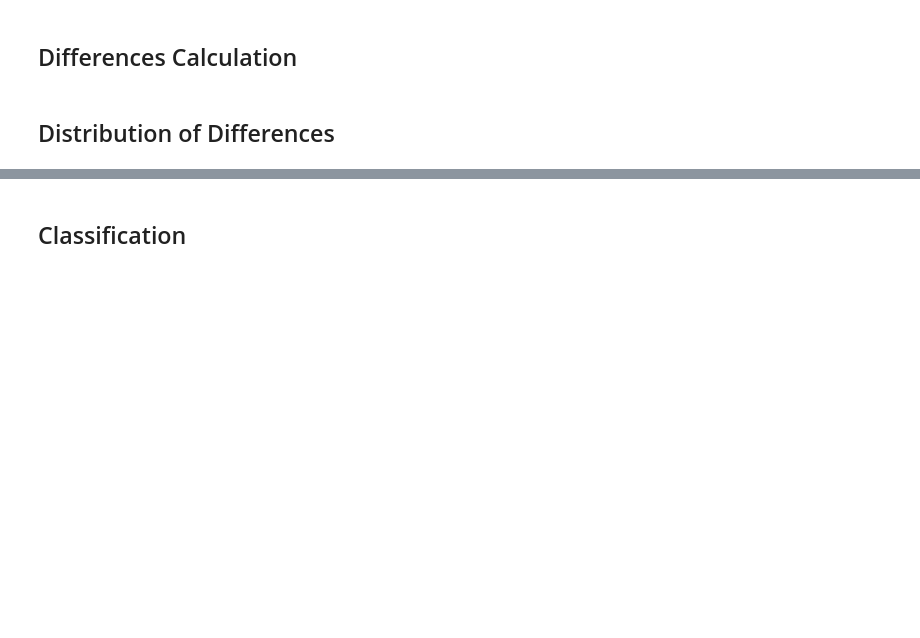
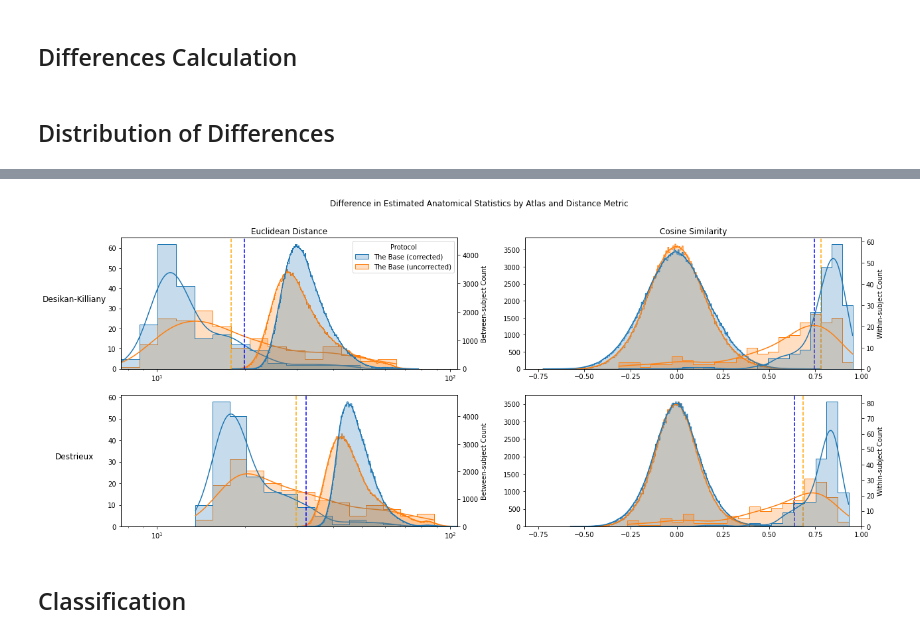
Before and after one commit to ZviBaratz/BrainPrint, a Jupyter notebook: src/brainprint/recon_all/differences.ipynb, the cells around one changed output, grey strips where cells are left out. Drawn from its saved outputs; the diff is of its cells as text; code cells hidden in the pictures; blank space fills up the shorter version.

```diff
--- a/src/brainprint/recon_all/differences.ipynb
+++ b/src/brainprint/recon_all/differences.ipynb
@@ -52,0 +71,4 @@ results
+# %%
+shared_indices = set(dk_results.index) & set(de_results.index)
+# %%
+de_results = de_results.loc[shared_indices]
@@ -52,0 +94,3 @@ results
+# %%
+dk_results = dk_results.loc[shared_indices]
+dk_results
@@ -133,0 +186,69 @@ _ = sns.histplot(data=differences[~differences["Same Subject"].astype(bool)], x=
+# %%
+import seaborn as sns
+
+dk_differences = differences[differences["Atlas"] == "Desikan-Killiany"]
+dk_differences_corrected = dk_differences[dk_differences["Protocol"] == "The Base (corrected)"]
+dk_differences_uncorrected = dk_differences[dk_differences["Protocol"] == "The Base (uncorrected)"]
+dk_within = dk_differences.loc[dk_differences["Same Subject"]]
+dk_between = dk_differences.loc[~dk_differences["Same Subject"].astype(bool)]
+dk_between_uncorrected = dk_between.loc[dk_between["Protocol"] == "The Base (uncorrected)"]
+dk_between_corrected = dk_between.loc[dk_between["Protocol"] == "The Base (corrected)"]
+dk_between_min_euclidean_uncorr = dk_between_uncorrected["Euclidean Distance"].min()
+dk_between_min_euclidean_corr = dk_between_corrected["Euclidean Distance"].min()
+dk_between_max_cos_uncorr = dk_between_uncorrected["Cosine Similarity"].max()
+dk_between_max_cos_corr = dk_between_corrected["Cosine Similarity"].max()
+
+de_differences = differences[differences["Atlas"] == "Destrieux"]
+de_differences_corrected = de_differences[de_differences["Protocol"] == "The Base (corrected)"]
+de_differences_uncorrected = de_differences[de_differences["Protocol"] == "The Base (uncorrected)"]
+de_within = de_differences.loc[de_differences["Same Subject"]]
+de_between = de_differences.loc[~de_differences["Same Subject"].astype(bool)]
+de_between_uncorrected = de_between.loc[de_between["Protocol"] == "The Base (uncorrected)"]
+de_between_corrected = de_between.loc[de_between["Protocol"] == "The Base (corrected)"]
+de_between_min_euclidean_uncorr = de_between_uncorrected["Euclidean Distance"].min()
+de_between_min_euclidean_corr = de_between_corrected["Euclidean Distance"].min()
+de_between_max_cos_uncorr = de_between_uncorrected["Cosine Similarity"].max()
+de_between_max_cos_corr = de_between_corrected["Cosine Similarity"].max()
+
+euclidean_range = (differences["Euclidean Distance"].min(), differences["Euclidean Distance"].max())
+cosine_range = (differences["Cosine Similarity"].min()-0.1, 1)
+
+fig, axes = plt.subplots(ncols=2, nrows=2, figsize=(20, 8))
+sns.histplot(data=dk_within, x="Euclidean Distance", hue="Protocol", log_scale=True, kde=True, ax=axes[0, 0], legend=True, element="step")
+axes[0, 0].set_ylabel("Desikan-Killiany", rotation=0, size="large", labelpad=50)
+axes[0, 0].set(title="Euclidean Distance", xlabel=None, xlim=euclidean_range)
+ax2 = axes[0, 0].twinx()
+ax2.set(ylabel="Between-subject Count")
+sns.histplot(data=dk_between, x="Euclidean Distance", hue="Protocol", log_scale=True, kde=True, ax=ax2, legend=False, element="step")
+ax2.axvline(dk_between_min_euclidean_uncorr, linestyle="dashed", color="orange")
+ax2.axvline(dk_between_min_euclidean_corr, linestyle="dashed", color="blue")
+
+sns.histplot(data=dk_between, x="Cosine Similarity", hue="Protocol", ax=axes[0, 1], legend=False, element="step", kde=True)
+axes[0, 1].set(title="Cosine Similarity", xlabel=None, ylabel=None, xlim=cosine_range)
+axes[0, 1].axvline(dk_between_max_cos_uncorr, linestyle="dashed", color="orange")
+axes[0, 1].axvline(dk_between_max_cos_corr, linestyle="dashed", color="blue")
+ax2 = axes[0, 1].twinx()
+ax2.set(ylabel="Within-subject Count")
+sns.histplot(data=dk_within, x="Cosine Similarity", hue="Protocol", ax=ax2, legend=False, element="step", kde=True)
+
+
+sns.histplot(data=de_within, x="Euclidean Distance", hue="Protocol", log_scale=True, kde=True, ax=axes[1, 0], legend=False, element="step")
+ax2 = axes[1, 0].twinx()
+axes[1, 0].set_ylabel("Destrieux", rotation=0, size="large", labelpad=50)
+axes[1, 0].set(xlabel=None, xlim=euclidean_range)
+ax2.set(ylabel="Between-subject Count")
+sns.histplot(data=de_between, x="Euclidean Distance", hue="Protocol", log_scale=True, kde=True, ax=ax2, legend=False, element="step")
+ax2.axvline(de_between_min_euclidean_uncorr, linestyle="dashed", color="orange")
+ax2.axvline(de_between_min_euclidean_corr, linestyle="dashed", color="blue")
+
+sns.histplot(data=de_between, x="Cosine Similarity", hue="Protocol", ax=axes[1, 1], legend=False, element="step", kde=True)
+axes[1, 1].set(ylabel=None, xlabel=None, xlim=cosine_range)
+axes[1, 1].axvline(de_between_max_cos_uncorr, linestyle="dashed", color="orange")
+axes[1, 1].axvline(de_between_max_cos_corr, linestyle="dashed", color="blue")
+ax2 = axes[1, 1].twinx()
+ax2.set(xlabel=None, ylabel="Within-subject Count")
+sns.histplot(data=de_within, x="Cosine Similarity", hue="Protocol", ax=ax2, legend=False, element="step", kde=True)
+# fig.tight_layout()
+_ = fig.suptitle("Difference in Estimated Anatomical Statistics by Atlas and Distance Metric")
+# %% [output]
+[figure, added]
```
Also changed, not shown: parts of 45 cells of this notebook, 11 other files.
